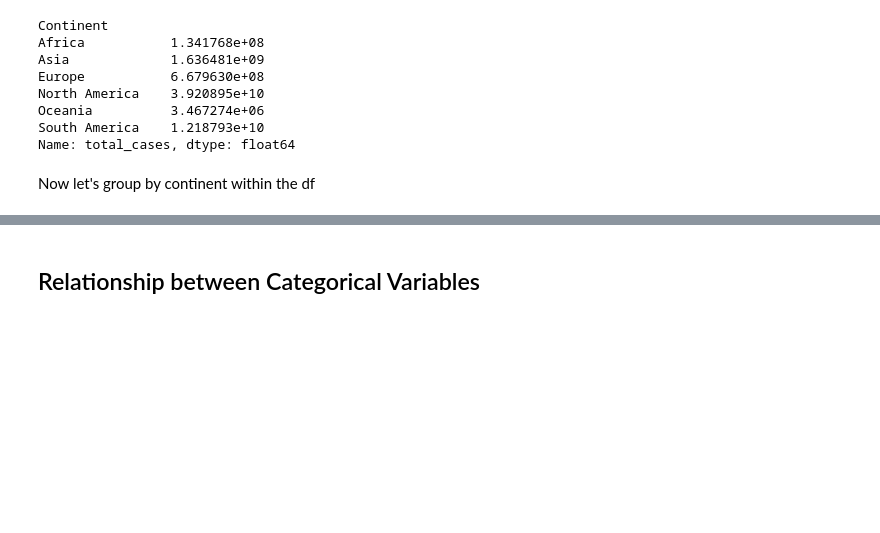
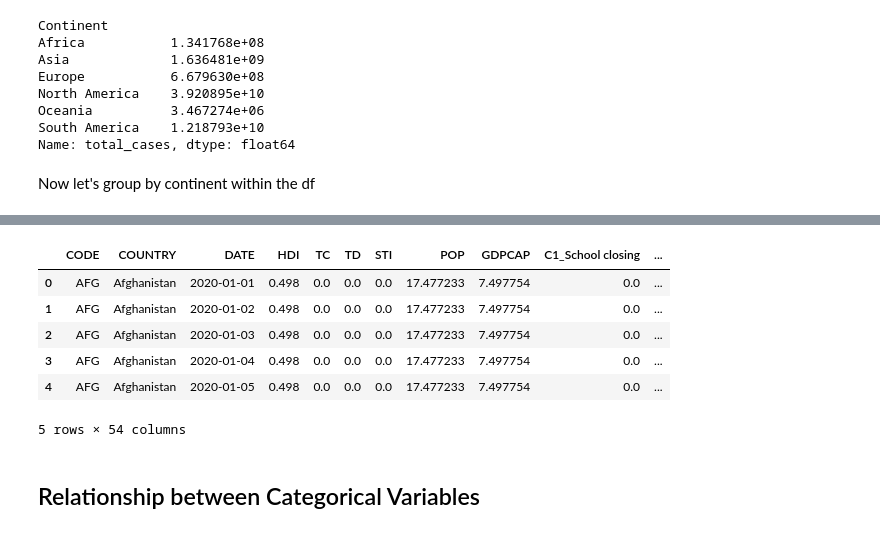
Before and after one commit to jcraciun/Economicron, a Jupyter notebook: EDA - Economicron.ipynb, the cells around one changed output, grey strips where cells are left out. Drawn from its saved outputs; the diff is of its cells as text; code cells hidden in the pictures; blank space fills up the shorter version.

```diff
--- a/EDA - Economicron.ipynb
+++ b/EDA - Economicron.ipynb
@@ -323,3 +338,13 @@ deaths_by_continent.show()
+# %%
+final_data.head()
+# %% [output]
+|  | CODE | COUNTRY | DATE | HDI | TC | TD | STI | POP | GDPCAP | C1_School closing | ... |
+| 0 | AFG | Afghanistan | 2020-01-01 | 0.498 | 0.0 | 0.0 | 0.0 | 17.477233 | 7.497754 | 0.0 | ... |
+| 1 | AFG | Afghanistan | 2020-01-02 | 0.498 | 0.0 | 0.0 | 0.0 | 17.477233 | 7.497754 | 0.0 | ... |
+| 2 | AFG | Afghanistan | 2020-01-03 | 0.498 | 0.0 | 0.0 | 0.0 | 17.477233 | 7.497754 | 0.0 | ... |
+| 3 | AFG | Afghanistan | 2020-01-04 | 0.498 | 0.0 | 0.0 | 0.0 | 17.477233 | 7.497754 | 0.0 | ... |
+| 4 | AFG | Afghanistan | 2020-01-05 | 0.498 | 0.0 | 0.0 | 0.0 | 17.477233 | 7.497754 | 0.0 | ... |
+5 rows × 54 columns
 # %% [markdown]
 ## Relationship between Categorical Variables <a class="anchor" id="5"></a>
 # %% [markdown]
```
Also changed, not shown: parts of 12 cells of this notebook, 6 other files.
